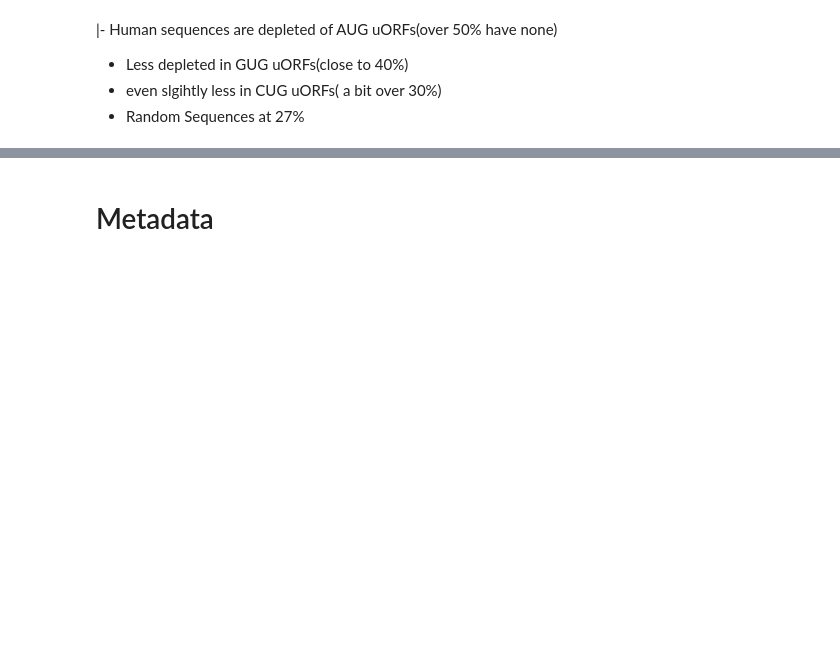
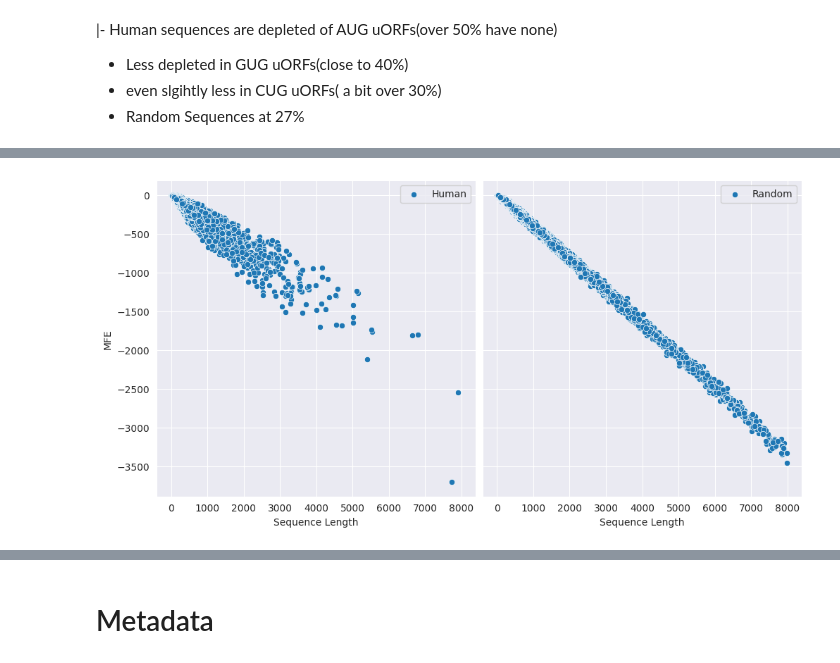
Before and after one commit to jechochamber/Bachelor, a Jupyter notebook: test.ipynb, the cells around one changed output, grey strips where cells are left out. Drawn from its saved outputs; the diff is of its cells as text; code cells hidden in the pictures; blank space fills up the shorter version.

```diff
--- a/test.ipynb
+++ b/test.ipynb
@@ -75 +75,6 @@ seqs
 482954 rows × 2 columns
+# %%
+mfe_seqs=pd.read_csv('data/MFE_dl_stats.csv')
+mfe_seqs.set_index('SeqID',inplace=True)
+mfe_seqs['Sequence Length']=mfe_seqs.Sequence.apply(len)
+mfe_seqs
@@ -139,4 +156,7 @@ gc50dlseqs=seqs.loc[seqs['Group']=='Random_dl_gc50']
 lengthdistributed=pd.concat([humanseqs,gc50dlseqs])
+# %%
+humanseqs=mfe_seqs.loc[mfe_seqs['Group']=='Human']
+gc50dlseqs=mfe_seqs.loc[mfe_seqs['Group']=='Random_dl_gc_adjusted']
 # %%
 humanseqs160=humanseqs.loc[humanseqs["Sequence Length"] <= 160]
 humanseqs160=humanseqs160[humanseqs160["Sequence Length"]>=100]
@@ -266,0 +269,8 @@ plt.show()
+# %%
+#MFE
+fig5, axs5 = plt.subplots(1,2,layout='constrained',sharex=True,sharey=True,figsize=(10,5))
+sns.scatterplot(humanseqs,x="Sequence Length",y="MFE",ax=axs5[0],label='Human')
+sns.scatterplot(gc50dlseqs,x="Sequence Length",y="MFE",ax=axs5[1],label='Random')
+plt.savefig('data/MFE.png')
+# %% [output]
+[figure, added]
```
Also changed, not shown: parts of 31 cells of this notebook, 5 other files.
